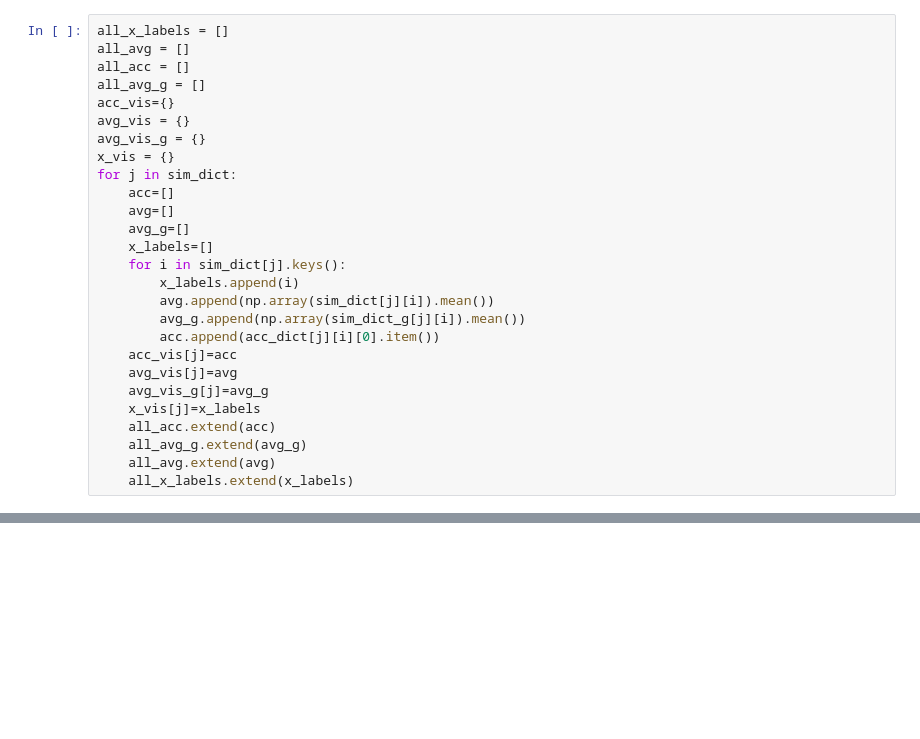
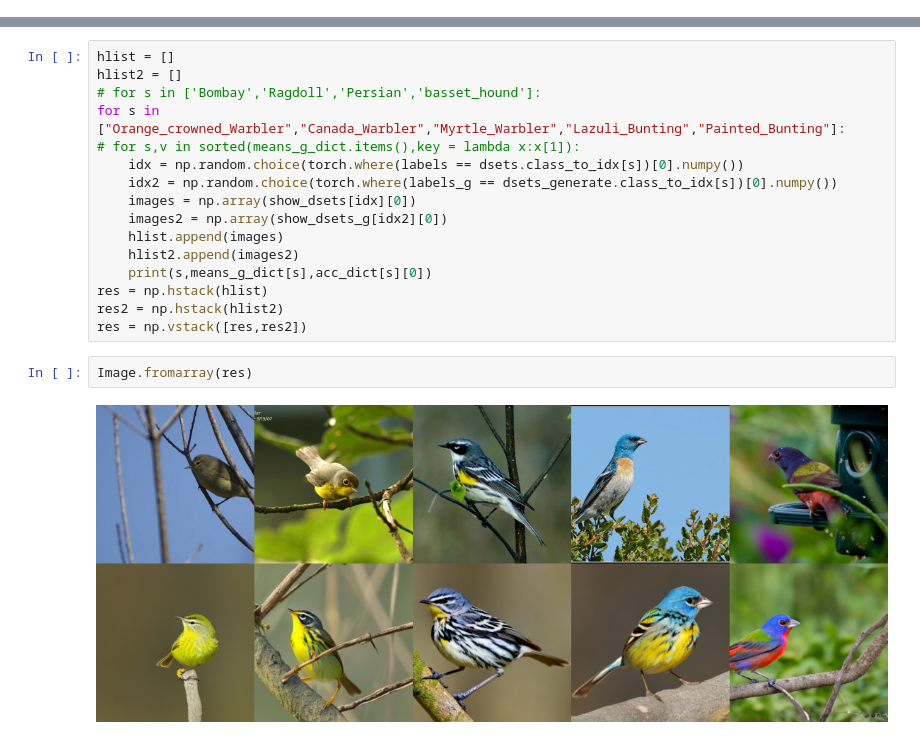
Before and after one commit to LiuXiaotong96/CLIP_local_understanding, a Jupyter notebook: code/CZSL.ipynb, the cells around one changed output, grey strips where cells are left out. Saved outputs shown, nothing was run; the diff lists cells and outputs as text; blank space fills up the shorter version.

```diff
--- a/code/CZSL.ipynb
+++ b/code/CZSL.ipynb
@@ -216,27 +88,0 @@ from sklearn import manifold
-# %%
-all_x_labels = []
-all_avg = []
-all_acc = []
-all_avg_g = []
-acc_vis={}
-avg_vis = {}
-avg_vis_g = {}
-x_vis = {}
-for j in sim_dict:
-    acc=[]
-    avg=[]
-    avg_g=[]
-    x_labels=[]
-    for i in sim_dict[j].keys():
-        x_labels.append(i)
-        avg.append(np.array(sim_dict[j][i]).mean())
-        avg_g.append(np.array(sim_dict_g[j][i]).mean())
-        acc.append(acc_dict[j][i][0].item())
-    acc_vis[j]=acc
-    avg_vis[j]=avg
-    avg_vis_g[j]=avg_g
-    x_vis[j]=x_labels
-    all_acc.extend(acc)
-    all_avg_g.extend(avg_g)
-    all_avg.extend(avg)
-    all_x_labels.extend(x_labels)
@@ -278,0 +268,20 @@ g 0.6945071953005387 3.3291793732587393e-07
+# %%
+hlist = []
+hlist2 = []
+# for s in ['Bombay','Ragdoll','Persian','basset_hound']:
+for s in ["Orange_crowned_Warbler","Canada_Warbler","Myrtle_Warbler","Lazuli_Bunting","Painted_Bunting"]:
+# for s,v in sorted(means_g_dict.items(),key = lambda x:x[1]):
+    idx = np.random.choice(torch.where(labels == dsets.class_to_idx[s])[0].numpy())
+    idx2 = np.random.choice(torch.where(labels_g == dsets_generate.class_to_idx[s])[0].numpy())
+    images = np.array(show_dsets[idx][0])
+    images2 = np.array(show_dsets_g[idx2][0])
+    hlist.append(images)
+    hlist2.append(images2)
+    print(s,means_g_dict[s],acc_dict[s][0])
+res = np.hstack(hlist)
+res2 = np.hstack(hlist2)
+res = np.vstack([res,res2])
+# %%
+Image.fromarray(res)
+# %% [output]
+[figure, added]
```
Also changed, not shown: parts of 24 cells of this notebook.
